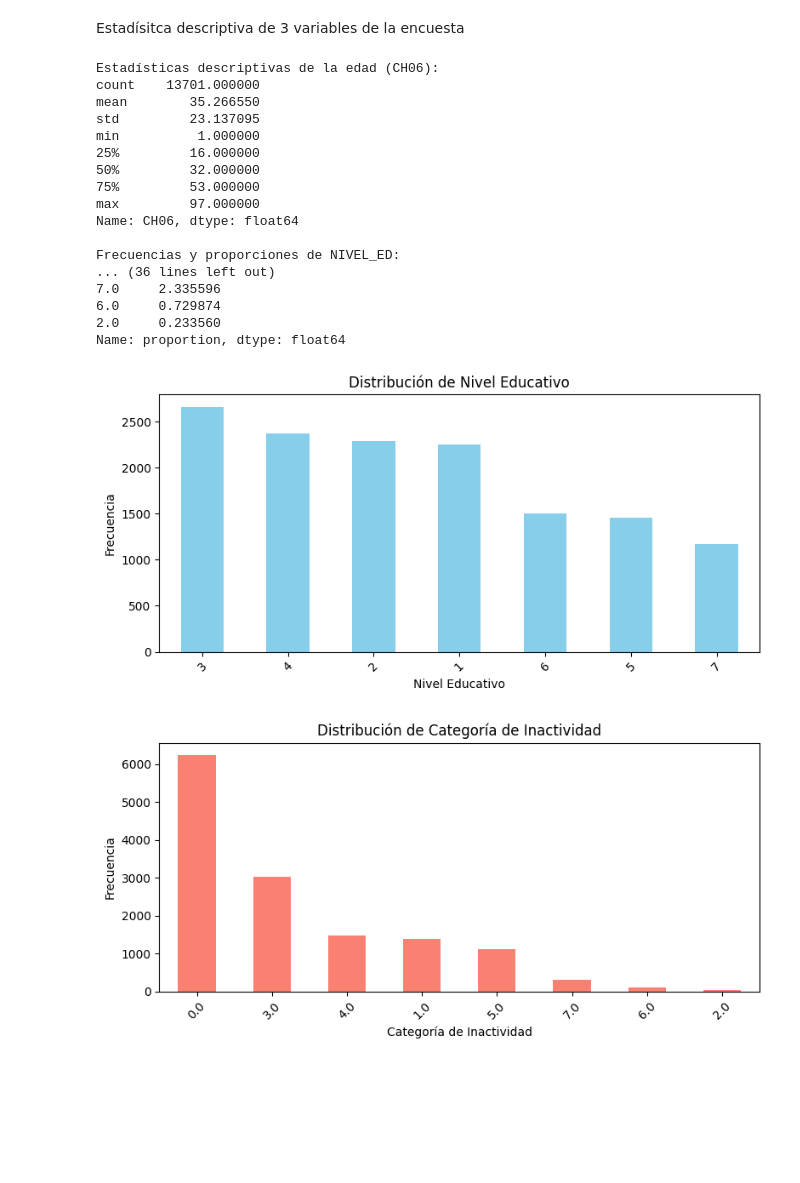
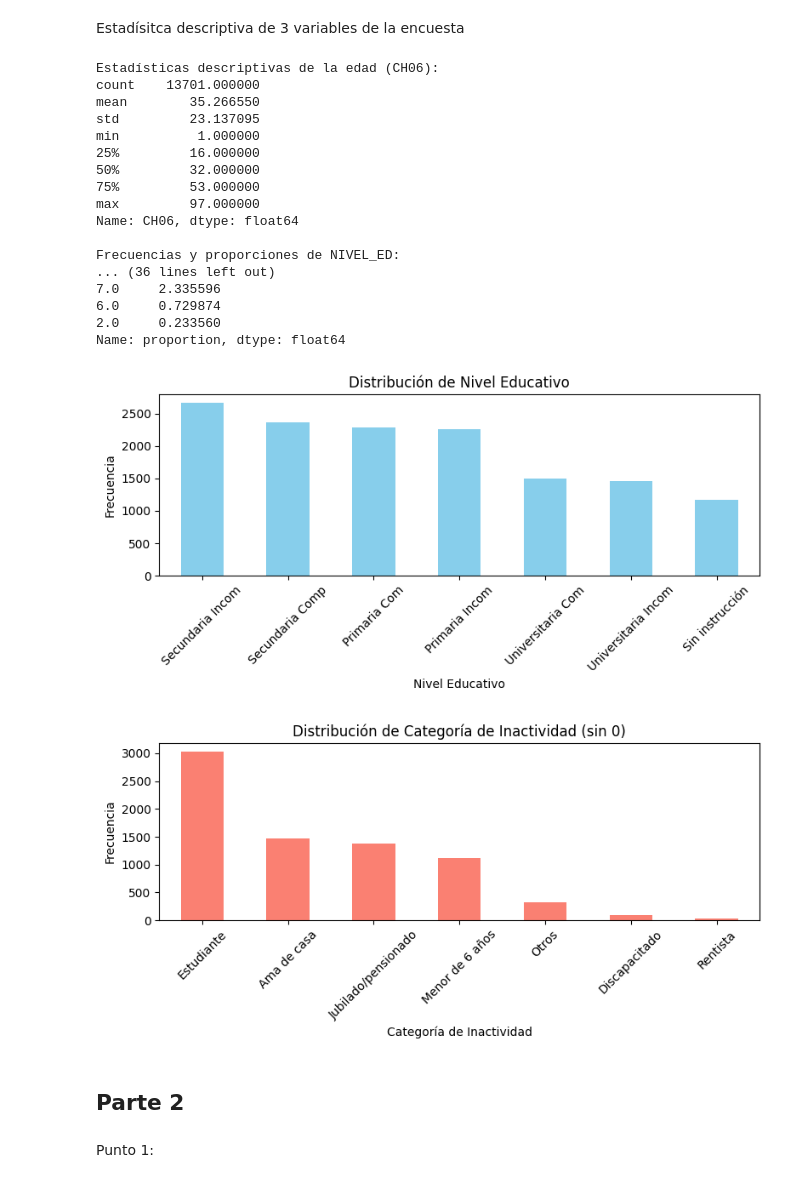
Before and after one commit to Freverendo/CC408-T13, a Jupyter notebook: TP4/TP4.ipynb, the cells around one changed output. Saved outputs shown, nothing was run; the diff lists cells and outputs as text; code cells hidden in the pictures; blank space fills up the shorter version.

Commit message:
Parte 1
Funciona bien hasta ahí

```diff
--- a/TP4/TP4.ipynb
+++ b/TP4/TP4.ipynb
@@ -350,25 +350,6 @@ cat_inac_frecuencias = final_data['CAT_INAC'].value_counts()
 cat_inac_proporciones = final_data['CAT_INAC'].value_counts(normalize=True) * 100
 print(cat_inac_frecuencias)
 print(cat_inac_proporciones)
-
-# --- Graficar distribuciones ---
-# NIVEL_ED
-plt.figure(figsize=(8, 4))
-nivel_ed_frecuencias.plot(kind='bar', color='skyblue', title='Distribución de Nivel Educativo')
-plt.ylabel('Frecuencia')
-plt.xlabel('Nivel Educativo')
-plt.xticks(rotation=45)
-plt.tight_layout()
-plt.show()
-
-# CAT_INAC
-plt.figure(figsize=(8, 4))
-cat_inac_frecuencias.plot(kind='bar', color='salmon', title='Distribución de Categoría de Inactividad')
-plt.ylabel('Frecuencia')
-plt.xlabel('Categoría de Inactividad')
-plt.xticks(rotation=45)
-plt.tight_layout()
-plt.show()
 # %% [output]
 Estadísticas descriptivas de la edad (CH06):
 count    13701.000000
@@ -387,5 +368,61 @@ Frecuencias y proporciones de NIVEL_ED:
 6.0     0.729874
 2.0     0.233560
 Name: proportion, dtype: float64
-[figure, removed]
-[figure, removed]
+# %%
+# Diccionario para mapear los valores de NIVEL_ED
+niveles_educativos = {
+    1: 'Primaria Incom',
+    2: 'Primaria Com',
+    3: 'Secundaria Incom',
+    4: 'Secundaria Comp',
+    5: 'Universitaria Incom',
+    6: 'Universitaria Com',
+    7: 'Sin instrucción',
+    9: 'Ns./Nr.'
+}
+
+# Cambiar los índices de nivel_ed_frecuencias a etiquetas
+nivel_ed_frecuencias.index = nivel_ed_frecuencias.index.map(niveles_educativos)
+
+# Graficar NIVEL_ED con etiquetas descriptivas
+plt.figure(figsize=(8, 4))
+nivel_ed_frecuencias.plot(kind='bar', color='skyblue', title='Distribución de Nivel Educativo')
+plt.ylabel('Frecuencia')
+plt.xlabel('Nivel Educativo')
+plt.xticks(rotation=45)
+plt.tight_layout()
+plt.show()
+# %% [output]
+[figure, added]
+# %%
+# Diccionario para mapear los valores de CAT_INAC
+categorias_inactividad = {
+    1: 'Jubilado/pensionado',
+    2: 'Rentista',
+    3: 'Estudiante',
+    4: 'Ama de casa',
+    5: 'Menor de 6 años',
+    6: 'Discapacitado',
+    7: 'Otros'
+}
+
+# Filtrar las frecuencias para excluir el valor 0
+cat_inac_frecuencias_sin_cero = cat_inac_frecuencias[cat_inac_frecuencias.index != 0]
+
+# Cambiar los índices de cat_inac_frecuencias_sin_cero a etiquetas
+cat_inac_frecuencias_sin_cero.index = cat_inac_frecuencias_sin_cero.index.map(categorias_inactividad)
+
+# Graficar CAT_INAC con etiquetas descriptivas
+plt.figure(figsize=(8, 4))
+cat_inac_frecuencias_sin_cero.plot(kind='bar', color='salmon', title='Distribución de Categoría de Inactividad (sin 0)')
+plt.ylabel('Frecuencia')
+plt.xlabel('Categoría de Inactividad')
+plt.xticks(rotation=45)
+plt.tight_layout()
+plt.show()
+# %% [output]
+[figure, added]
+# %% [markdown]
+## Parte 2
+# %% [markdown]
+Punto 1:
```
Also changed, not shown: parts of 3 cells of this notebook.
